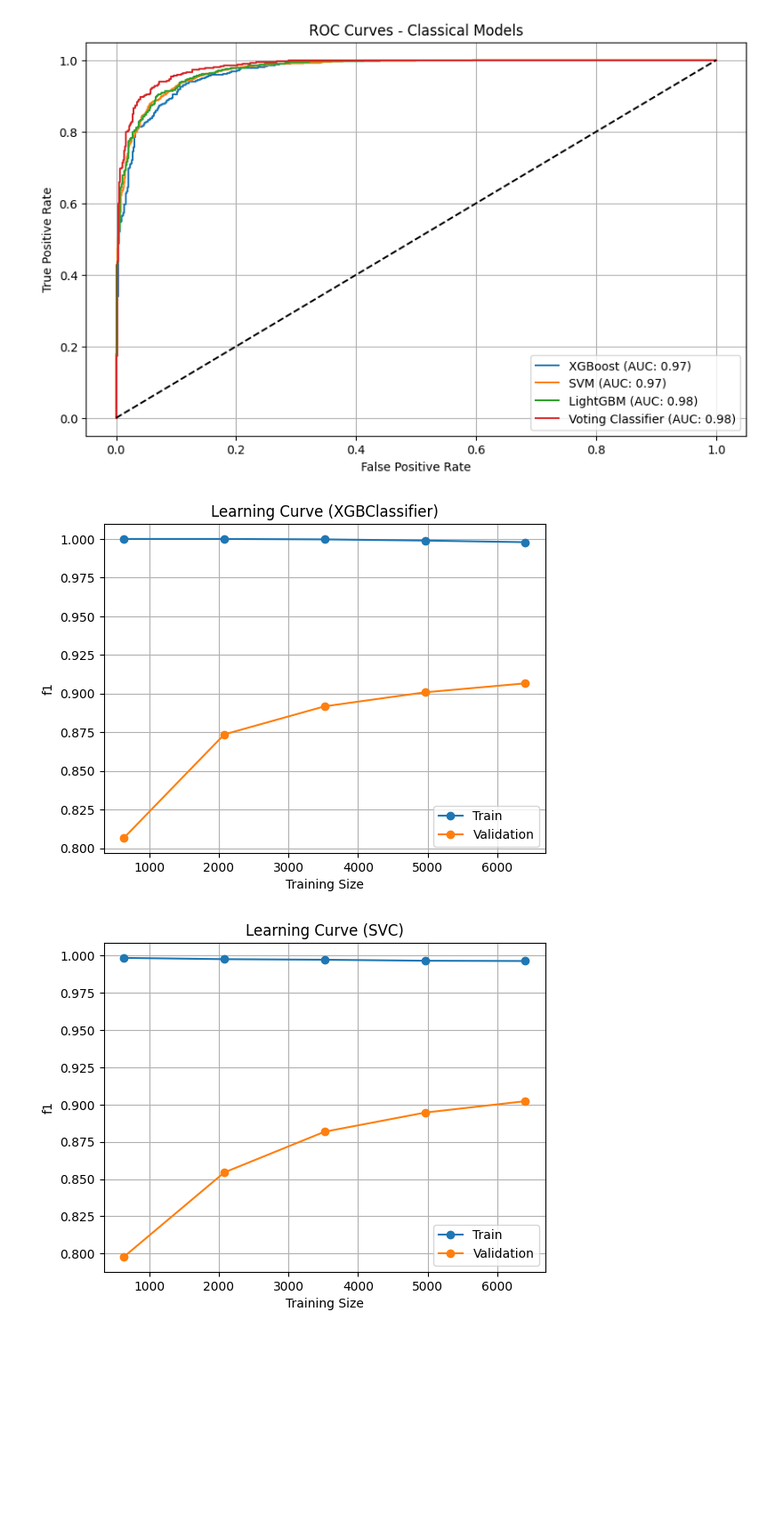
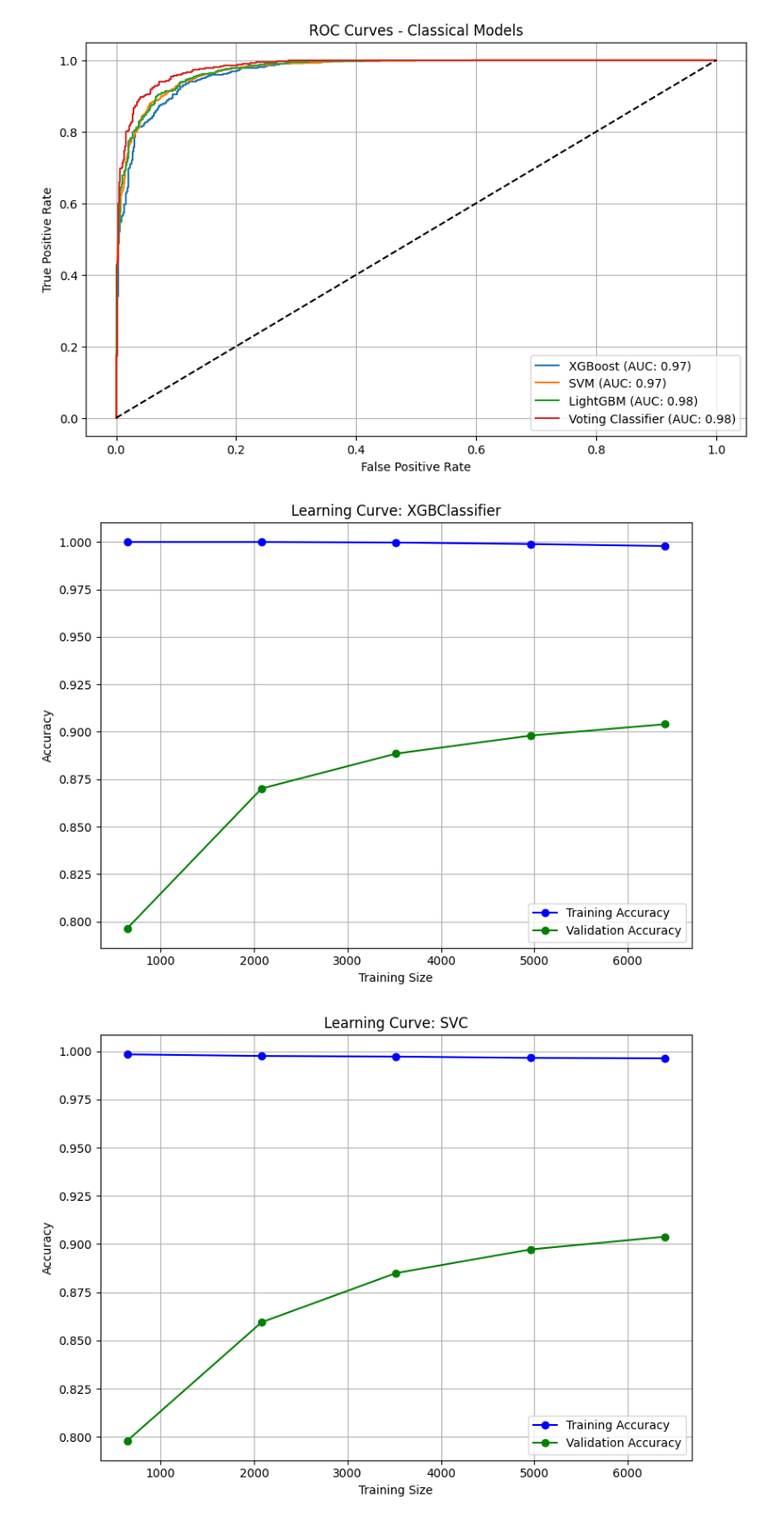
Before and after one commit to RiverGod27/godabaris_workhouse, a Jupyter notebook: humanvsaibot.ipynb, the cells around one changed output. Shown at 89% size. Cells and saved outputs as stored; diff of their text form; code cells hidden in the pictures; blank space fills up the shorter version.

```diff
--- a/humanvsaibot.ipynb
+++ b/humanvsaibot.ipynb
@@ -104,7 +104,7 @@ plt.show()
 [figure]
 # %%
 # Learning Curves
-def plot_learning_curve(estimator, X, y, scoring='f1', cv=5, train_sizes=np.linspace(0.1, 1.0, 5)):
+def plot_learning_curve(estimator, X, y, scoring='accuracy', cv=5, train_sizes=np.linspace(0.1, 1.0, 5)):
     train_sizes, train_scores, test_scores = learning_curve(
         estimator, X, y, cv=cv, scoring=scoring, train_sizes=train_sizes, n_jobs=-1
     )
@@ -112,11 +112,12 @@ def plot_learning_curve(estimator, X, y, scoring='f1', cv=5, train_sizes=np.lins
     plt.plot(train_sizes, np.mean(test_scores, axis=1), 'o-', label='Validation')
     plt.title(f'Learning Curve ({estimator.__class__.__name__})')
     plt.xlabel('Training Size')
-    plt.ylabel(scoring)
+    plt.ylabel(scoring.capitalize())
     plt.legend()
     plt.grid()
     plt.show()
 
+# Loop through models and plot learning curves
 for name, model in models.items():
-    plot_learning_curve(model, X_train_tfidf, y_train, scoring='f1')
+    plot_learning_curve(model, X_train_tfidf, y_train, scoring='accuracy')
 # %% [output]
@@ -444,34 +445,35 @@ plt.show()
 # %%
 # --- Learning Curves (with suppressed output for all models including LightGBM) ---
 import io
 import contextlib
 
-def plot_learning_curve_silent(estimator, X, y, scoring='accuracy'):
+def plot_learning_curve_accuracy(estimator, X, y):
     train_sizes, train_scores, val_scores = learning_curve(
-        estimator, X, y, cv=5, scoring=scoring, train_sizes=np.linspace(0.1, 1.0, 5), n_jobs=-1
+        estimator, X, y, cv=5, scoring='accuracy',
+        train_sizes=np.linspace(0.1, 1.0, 5), n_jobs=-1
     )
-    plt.figure()
-    plt.plot(train_sizes, np.mean(train_scores, axis=1), 'o-', label='Train')
-    plt.plot(train_sizes, np.mean(val_scores, axis=1), 'o-', label='Validation')
-    plt.title(f'Learning Curve ({estimator.__class__.__name__})')
+    plt.figure(figsize=(8, 6))
+    plt.plot(train_sizes, np.mean(train_scores, axis=1), 'o-', color='blue', label='Training Accuracy')
+    plt.plot(train_sizes, np.mean(val_scores, axis=1), 'o-', color='green', label='Validation Accuracy')
+    plt.title(f'Learning Curve: {estimator.__class__.__name__}')
     plt.xlabel('Training Size')
-    plt.ylabel(scoring)
-    plt.legend()
-    plt.grid()
+    plt.ylabel('Accuracy')
+    plt.legend(loc='best')
+    plt.grid(True)
+    plt.tight_layout()
     plt.show()
 
 # Suppress all output including LightGBM logs
 for name, model in models.items():
-    # Optional: Disable LightGBM verbosity if it's a LightGBM model
     if "lightgbm" in name.lower():
         try:
             model.set_params(verbosity=-1)
         except:
             pass
 
     f = io.StringIO()
     with contextlib.redirect_stdout(f), contextlib.redirect_stderr(f):
-        plot_learning_curve_silent(model, X_train_tfidf, y_train, scoring='f1')
+        plot_learning_curve_accuracy(model, X_train_tfidf, y_train)
 # %% [output]
-[figure, old version]
+[figure, new version]
-[figure, old version]
+[figure, new version]
```
Also changed, not shown: parts of 19 cells of this notebook.
